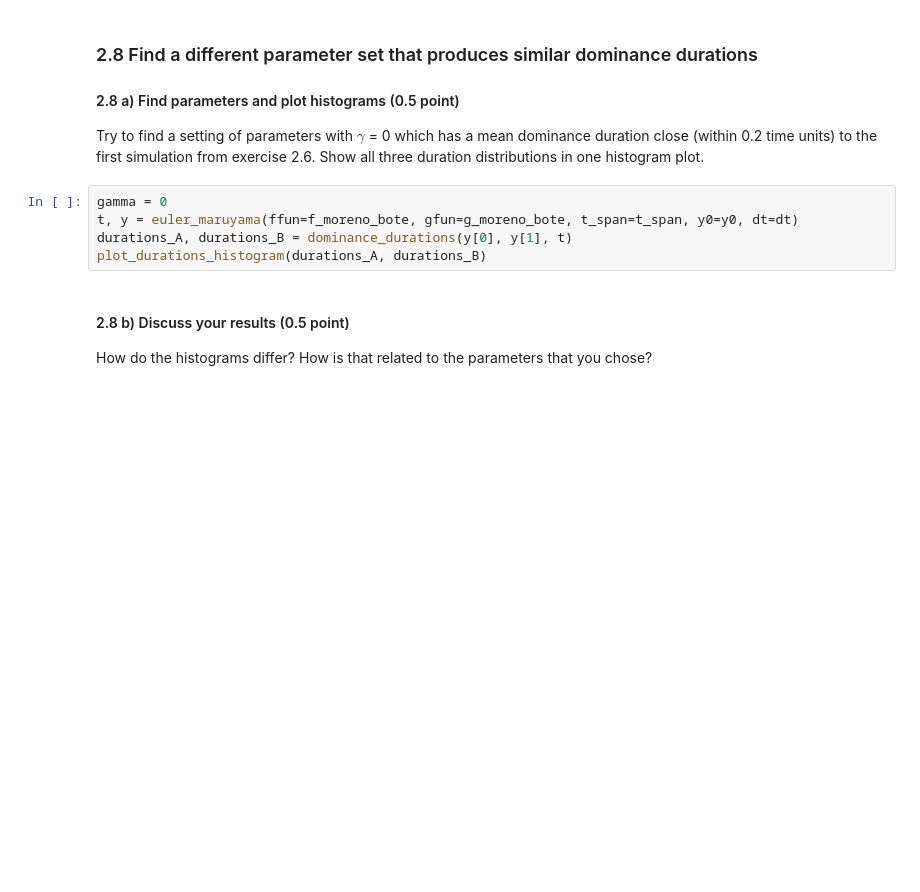
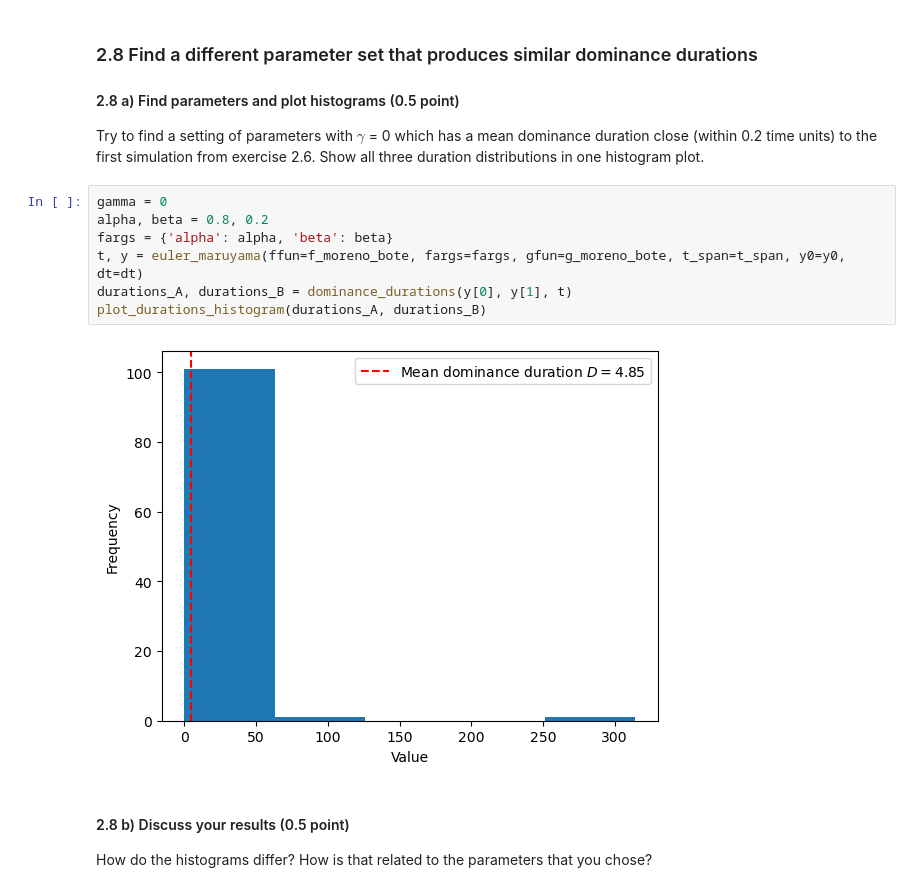
Before and after one commit to lfogarty98/mhbf_pt, a Jupyter notebook: 4-multisensory-integration/multisensory-integration.ipynb, the cells around one changed output. Drawn from its saved outputs; the diff is of its cells as text; blank space fills up the shorter version.

```diff
--- a/4-multisensory-integration/multisensory-integration.ipynb
+++ b/4-multisensory-integration/multisensory-integration.ipynb
@@ -664,9 +647,13 @@ Try to find a setting of parameters with $\gamma$ = 0 which has a mean dominance
 Show all three duration distributions in one histogram plot.
 # %%
 gamma = 0
-t, y = euler_maruyama(ffun=f_moreno_bote, gfun=g_moreno_bote, t_span=t_span, y0=y0, dt=dt)
+alpha, beta = 0.8, 0.2
+fargs = {'alpha': alpha, 'beta': beta}
+t, y = euler_maruyama(ffun=f_moreno_bote, fargs=fargs, gfun=g_moreno_bote, t_span=t_span, y0=y0, dt=dt)
 durations_A, durations_B = dominance_durations(y[0], y[1], t)
 plot_durations_histogram(durations_A, durations_B)
+# %% [output]
+[figure, added]
 # %% [markdown]
 #### 2.8 b) Discuss your results (0.5 point)
 How do the histograms differ? How is that related to the parameters that you chose?
```
Also changed, not shown: parts of 4 cells of this notebook.
